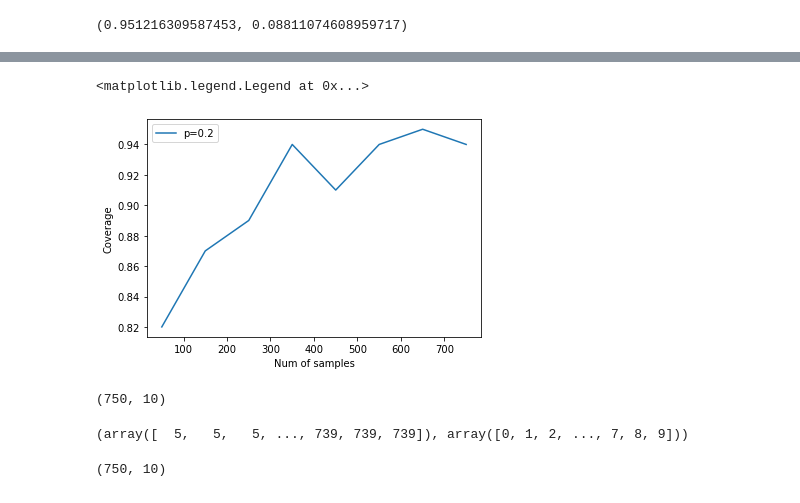
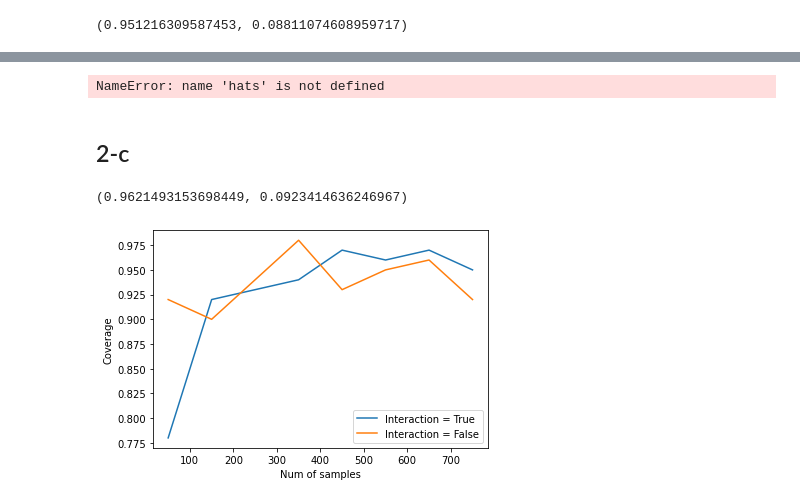
Before and after one commit to pradyumna-singh/MetricsMLNotebooks, a Jupyter notebook: hw/hw-2/HW-2.ipynb, the cells around one changed output, grey strips where cells are left out. Drawn from its saved outputs; the diff is of its cells as text; code cells hidden in the pictures.

```diff
--- a/hw/hw-2/HW-2.ipynb
+++ b/hw/hw-2/HW-2.ipynb
@@ -209,0 +227,2 @@ list(control_fit_extra.params.index)
+# %%
+interaction_cols = [c for c in X.columns if c.startswith('clg')]
@@ -270,0 +380,2 @@ X = X-X.mean(axis=0)
+# %%
+ols = sm.OLS(y, df).fit(cov_type='HC1')
@@ -286,29 +505,57 @@ hat, std_err
+# %%
+hats
+# %% [output]
+NameError: name 'hats' is not defined
+# %% [markdown]
+## 2-c
+# %%
+cv = KFold(n_splits=5, shuffle=True, random_state=123)
+lasso_model = lambda: make_pipeline(StandardScaler(), LassoCV(cv=cv))
+
+def double_lasso(y, D, W):
+    yres = y - lasso_model().fit(W, y).predict(W)
+    Dres = D - lasso_model().fit(W, D).predict(W)
+    hat = np.mean(yres * Dres) / np.mean(Dres**2)
+    epsilon = yres - hat * Dres
+    V = np.mean(epsilon**2 * Dres**2) / np.mean(Dres**2)**2
+    return hat, np.sqrt(V / y.shape[0])
+# %%
+y, D, X = gen_data(sample_size, d, p, delta, base)
+X = X-X.mean(axis=0)
+hat, std_err = double_lasso(y, D, X)
+hat, std_err
+# %% [output]
+(0.9621493153698449, 0.0923414636246967)
 # %%
 np.random.seed(42)
 p = 0.2
-def get_coverage(sample_sizes, d, p, delta, base, trials, interaction):
+def get_coverage_LASSO(sample_sizes, d, p, delta, base, trials, interaction):
     coverage = {}
     for sample_size in sample_sizes:
         cov = []
         for _ in range(trials):
             y, D, X = gen_data(sample_size, d, p, delta, base)
             X = X-X.mean(axis=0)
             if not interaction:
-                hat, stderr = partialling_out(y, D, X)
+                hat, stderr = double_lasso(y, D, X)
             else:
-                hat, stderr = partialling_out(y, D, np.hstack([D.reshape(-1,1)*X, X]))
+                hat, stderr = double_lasso(y, D, np.hstack([D.reshape(-1,1)*X, X]))
             ci = [hat - 1.96 * stderr, hat + 1.96 * stderr]
             cov += [(ci[0] <= delta) & (delta <= ci[1])]
         coverage[sample_size] = np.mean(cov)
     return coverage
 
-coverage = get_coverage( p=p, sample_sizes=sample_sizes, d=d, delta=delta, base=base, trials=100, interaction=True)
-lists = sorted(coverage.items())
-x, y = zip(*lists)
-plt.plot(x, y, label = f'p={prob}')
-plt.xlabel("Num of samples")
-plt.ylabel("Coverage")
-plt.legend()
+
+interactions = [True, False]
+
+for interaction in interactions:
+
+    coverage = get_coverage_LASSO(p=p, sample_sizes=sample_sizes, d=d, delta=delta, base=base, trials=100, interaction=interaction)
+    lists = sorted(coverage.items())
+    x, y = zip(*lists)
+    plt.plot(x, y, label = f'Interaction = {interaction}')
+    plt.xlabel("Num of samples")
+    plt.ylabel("Coverage")
+    plt.legend()
 # %% [output]
-<matplotlib.legend.Legend at 0x...>
-[figure, old version]
+[figure, new version]
@@ -317,4 +561,0 @@ D = D.reshape(-1,1)
-# %%
-X.shape
-# %% [output]
-(750, 10)
@@ -323,8 +561,0 @@ product = (D*X)
-# %%
-np.nonzero(product)
-# %% [output]
-(array([  5,   5,   5, ..., 739, 739, 739]), array([0, 1, 2, ..., 7, 8, 9]))
-# %%
-product.shape
-# %% [output]
-(750, 10)
```
Also changed, not shown: parts of 32 cells of this notebook.
